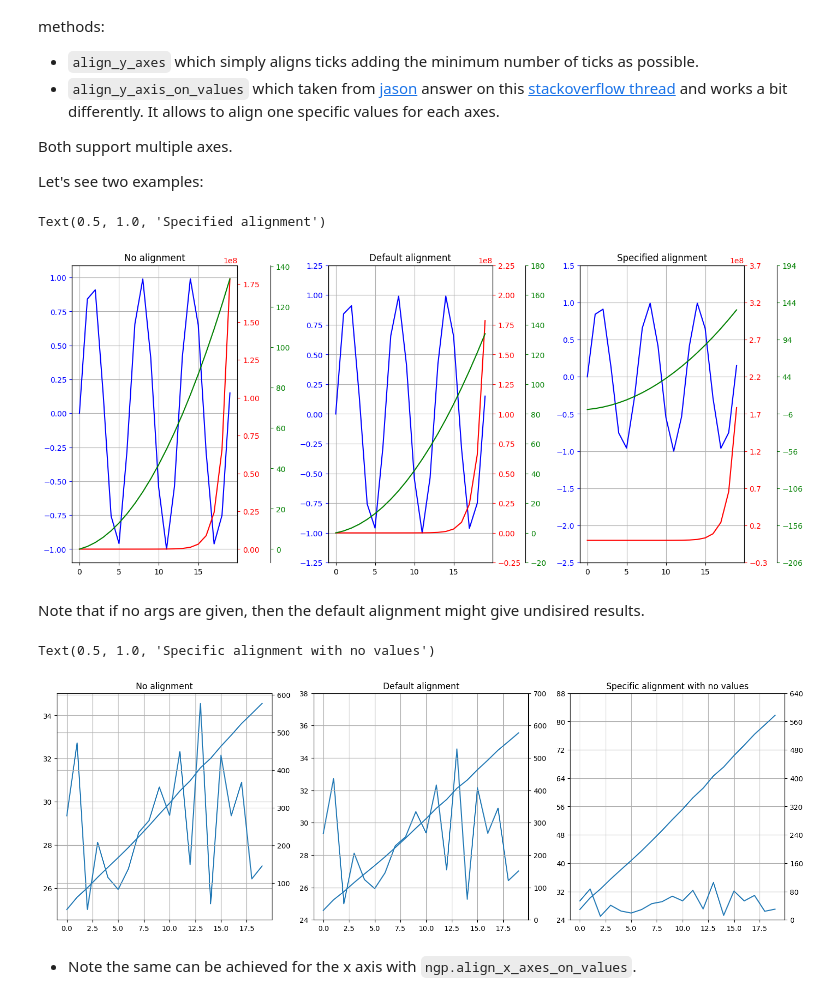
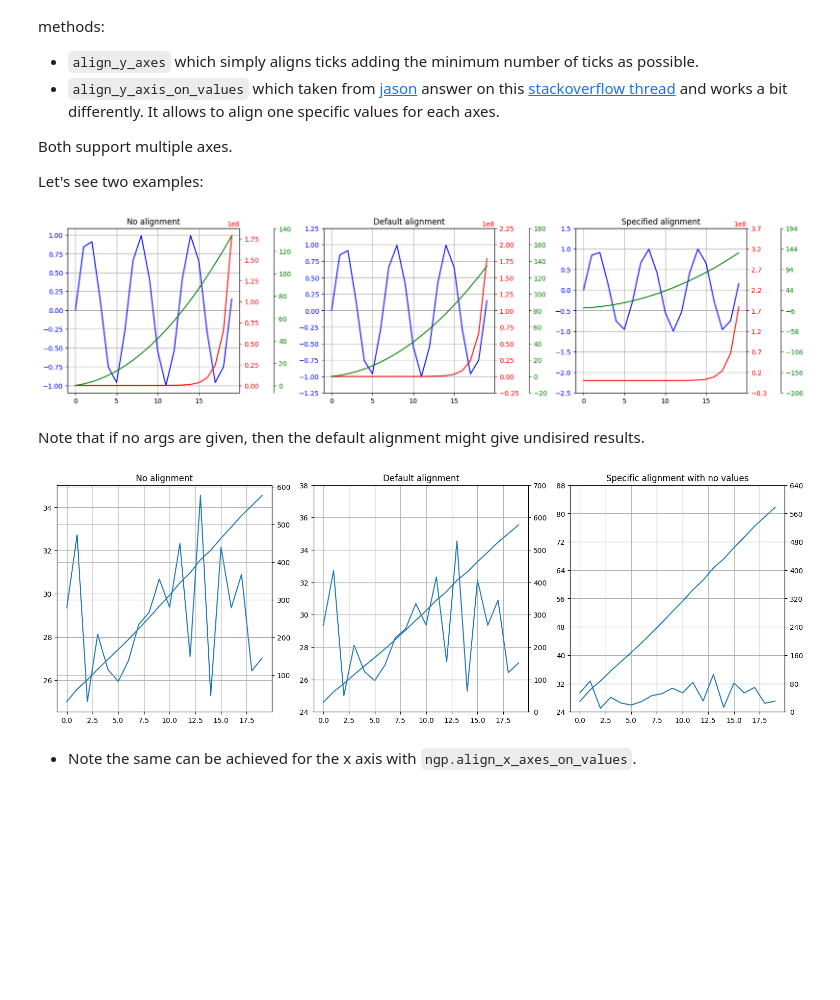
Before and after one commit to antoinecollet5/nested_grid_plotter, a Jupyter notebook: tutorials/utils.ipynb, the cells around one changed output. Drawn from its saved outputs; the diff is of its cells as text; code cells hidden in the pictures; blank space fills up the shorter version.

```diff
--- a/tutorials/utils.ipynb
+++ b/tutorials/utils.ipynb
@@ -154,10 +183,6 @@ x = np.arange(20)
 y1 = np.sin(x)
 y2 = x / 1000 + np.exp(x)
 y3 = x + x**2 / 3.14
-
-# Create a function to plot the data on one axis
-from matplotlib.axes import Axes  # Just for liting
-from typing import List
 
 
 def plotLines(
@@ -172,53 +197,55 @@ def plotLines(
 
     tax2 = ax.twinx()
     tax2.spines["right"].set_position(("axes", 1.2))
     # make_patch_spines_invisible(tax2)
     tax2.spines["right"].set_visible(True)
     tax2.plot(x, y3, "g-")
     tax2.tick_params("y", colors="g")
 
     ax.grid(True, axis="both")
 
     return [ax, tax1, tax2]
 
 
 plt.rcParams.update({"font.size": 10})
 plotter = ngp.NestedGridPlotter(
-    fig_params={
-        "constrained_layout": True,
-        "figsize": (14, 6),
-    },  # Always use this to prevent overlappings
-    subfigs_params={"ncols": 3},
+    ngp.Figure(
+        constrained_layout=True,
+        figsize=(16, 4),
+    ),
+    builder=ngp.SubfigsBuilder(ncols=3),
 )
 
+
 # Left plot: No alignment.
-ax1 = plotter.ax_dict["ax1-1"]
+ax1 = plotter.ax_dict["subfig_1_ax1-1"]
 axes1 = plotLines(x, y1, y2, y3, ax1)
 ax1.set_title("No alignment")
 
 # Mid plot: Aligned at (approximately) the lower bound of each y axis.
-ax2 = plotter.ax_dict["ax1-2"]
+ax2 = plotter.ax_dict["subfig_2_ax1-1"]
 axes2 = plotLines(x, y1, y2, y3, ax2)
 ngp.align_y_axes(axes2)
 ax2.set_title("Default alignment")
 
-# Right plot: Aligned at specified values: 0 for blue, 2.2*1e8 for red, and 44 for green. Those are chosen arbitrarily for the example.
-ax3 = plotter.ax_dict["ax1-3"]
+# Right plot: Aligned at specified values: 0 for blue, 2.2*1e8 for red, and 44 for
+# green. Those are chosen arbitrarily for the example.
+ax3 = plotter.ax_dict["subfig_3_ax1-1"]
 axes3 = plotLines(x, y1, y2, y3, ax3)
 ngp.align_y_axes_on_values(axes3, [0, 2.2 * 1e8, 44])
 ax3.set_title("Specified alignment")
+plotter.fig
 # %% [output]
-Text(0.5, 1.0, 'Specified alignment')
-[figure, old version]
+[figure, new version]
 # %% [markdown]
 Note that if no args are given, then the default alignment might give undisired results.
 # %%
 plotter = ngp.NestedGridPlotter(
-    fig_params={
-        "constrained_layout": True,
-        "figsize": (15, 5),
-    },  # Always use this to prevent overlappings
-    subfigs_params={"ncols": 3},
+    ngp.Figure(
+        constrained_layout=True,
+        figsize=(15, 5),
+    ),
+    builder=ngp.SubfigsBuilder(ncols=3),
 )
 # Make some data
 np.random.seed(1)
@@ -227,7 +254,7 @@ data_cum = data.cumsum()
 
 # On the left figure, if we plot the data and its cumulative, the ticks on the y axes
 # are not aligned
-ax1 = plotter.ax_dict["ax1-1"]
+ax1 = plotter.ax_dict["subfig_1_ax1-1"]
 ax1.plot(data)
 twin_ax_1 = ax1.twinx()
 twin_ax_1.plot(data_cum)
@@ -236,7 +263,7 @@ twin_ax_1.grid()
 ax1.set_title("No alignment")
 
 # This gives the optimal alignment
-ax2 = plotter.ax_dict["ax1-2"]
+ax2 = plotter.ax_dict["subfig_2_ax1-1"]
 ax2.plot(data)
 ax2_twin = ax2.twinx()
 ax2_twin.plot(data_cum)
@@ -246,7 +273,7 @@ ngp.align_y_axes([ax2, ax2_twin])
 ax2.set_title("Default alignment")
 
 # This is not optimal
-ax3 = plotter.ax_dict["ax1-3"]
+ax3 = plotter.ax_dict["subfig_3_ax1-1"]
 ax3.plot(data)
 ax3_twin = ax3.twinx()
 ax3_twin.plot(data_cum)
@@ -254,8 +281,8 @@ ax3.grid()
 ax3_twin.grid()
 ngp.align_y_axes_on_values([ax3, ax3_twin])
 ax3.set_title("Specific alignment with no values")
+plotter.fig
 # %% [output]
-Text(0.5, 1.0, 'Specific alignment with no values')
 [figure]
 # %% [markdown]
 - Note the same can be achieved for the x axis with `ngp.align_x_axes_on_values`.
```
Also changed, not shown: parts of 16 cells of this notebook, 10 other files.
